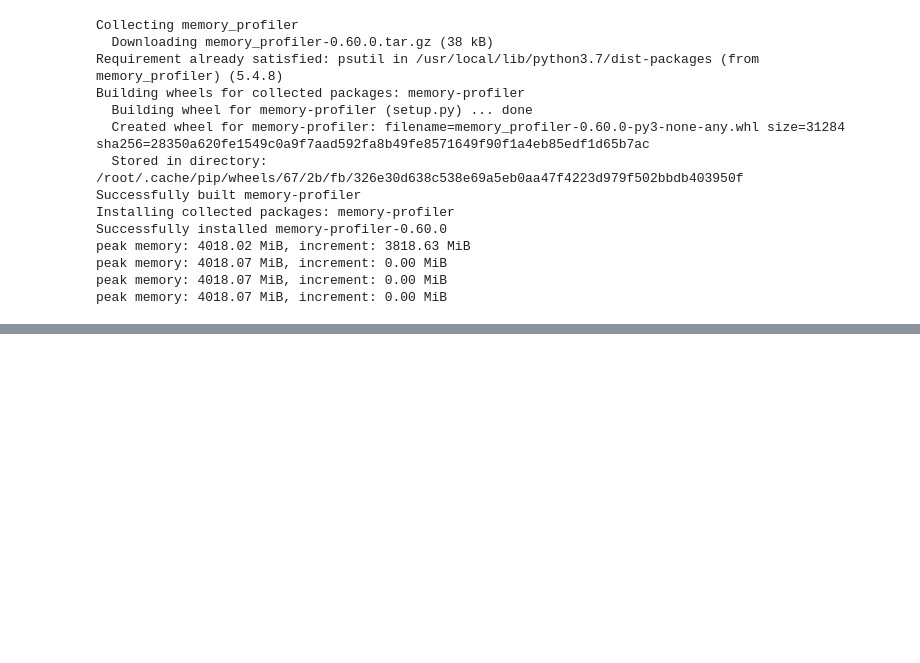
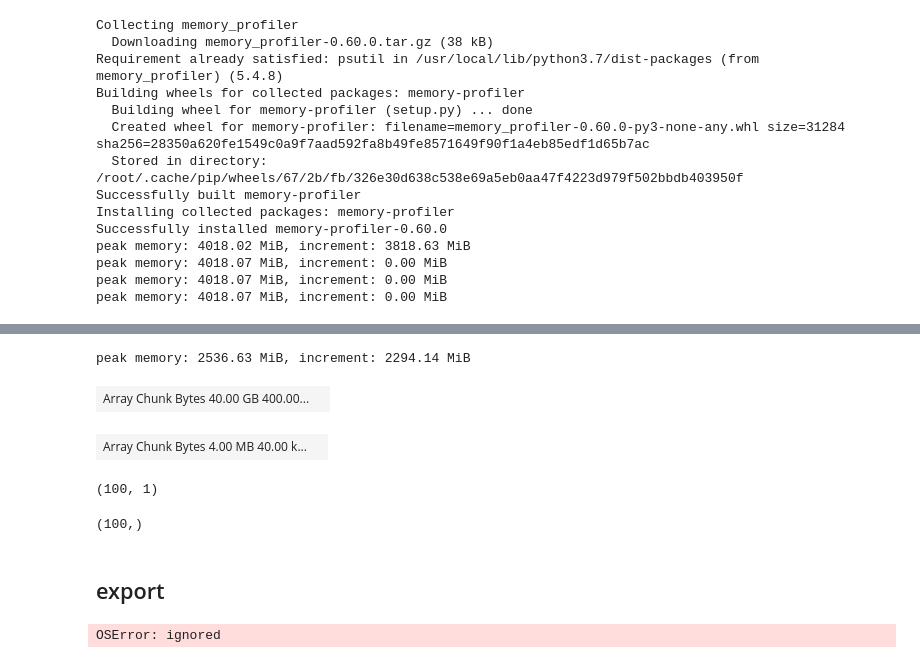
Before and after one commit to NightMachinary/soal_playground, a Jupyter notebook: soalpy_playground.ipynb, the cells around one changed output, grey strips where cells are left out. Cells and saved outputs as stored; diff of their text form; code cells hidden in the pictures; blank space fills up the shorter version.

```diff
--- a/soalpy_playground.ipynb
+++ b/soalpy_playground.ipynb
@@ -645,0 +919,31 @@ peak memory: 4018.07 MiB, increment: 0.00 MiB
+# %%
+%%memit
+
+X, y = dask_make_blobs(
+    # n_samples=10**3,
+    n_samples=10**6,
+    n_features=10**4,
+    centers=10,
+    chunks=(10**4, 10**4))
+X = X.astype(np.float32)
+y = y.astype(np.float32)
+# %% [output]
+peak memory: 2536.63 MiB, increment: 2294.14 MiB
+# %%
+X
+# %% [output]
+| Array Chunk Bytes 40.00 GB 400.00... |  |
+# %%
+y
+# %% [output]
+| Array Chunk Bytes 4.00 MB 40.00 k... |  |
+# %%
+X.numblocks
+# %% [output]
+(100, 1)
+# %%
+y.numblocks
+# %% [output]
+(100,)
+# %% [markdown]
+## export
@@ -645,0 +959,6 @@ peak memory: 4018.07 MiB, increment: 0.00 MiB
+# %%
+%%timeit
+
+X.to_hdf5(dest, '/X')
+# %% [output]
+OSError: ignored
```
Also changed, not shown: parts of 59 cells of this notebook.
